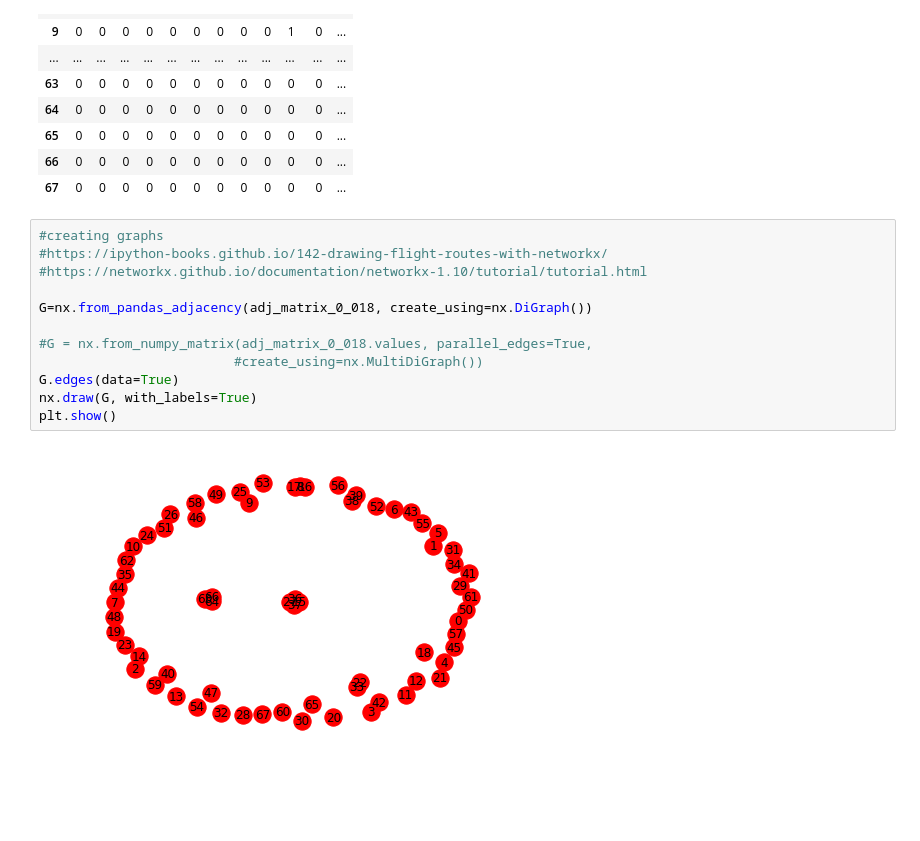
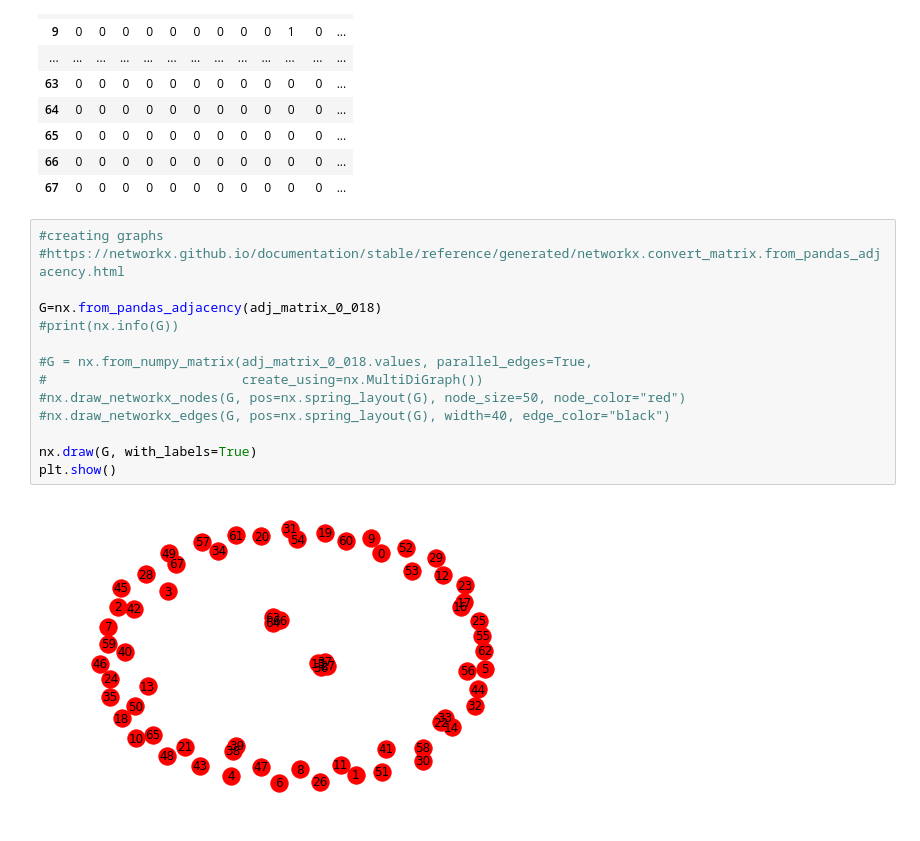
Before and after one commit to taniagmangolini/SARS_COV_2, a Jupyter notebook: analysis.ipynb, the cells around one changed output. Saved outputs shown, nothing was run; the diff lists cells and outputs as text; blank space fills up the shorter version.

```diff
--- a/analysis.ipynb
+++ b/analysis.ipynb
@@ -307,15 +307,17 @@ adj_matrix_0_018
 | 67 | 0 | 0 | 0 | 0 | 0 | 0 | 0 | 0 | 0 | 0 | 0 | ... |
 # %%
 #creating graphs
-#https://ipython-books.github.io/142-drawing-flight-routes-with-networkx/
-#https://networkx.github.io/documentation/networkx-1.10/tutorial/tutorial.html
+#https://networkx.github.io/documentation/stable/reference/generated/networkx.convert_matrix.from_pandas_adjacency.html
 
-G=nx.from_pandas_adjacency(adj_matrix_0_018, create_using=nx.DiGraph())
+G=nx.from_pandas_adjacency(adj_matrix_0_018)
+#print(nx.info(G))
 
 #G = nx.from_numpy_matrix(adj_matrix_0_018.values, parallel_edges=True,
-                         #create_using=nx.MultiDiGraph())
-G.edges(data=True)
+#                         create_using=nx.MultiDiGraph())
+#nx.draw_networkx_nodes(G, pos=nx.spring_layout(G), node_size=50, node_color="red")
+#nx.draw_networkx_edges(G, pos=nx.spring_layout(G), width=40, edge_color="black")
+
 nx.draw(G, with_labels=True)
 plt.show()
 # %% [output]
-[figure, old version]
+[figure, new version]
```
